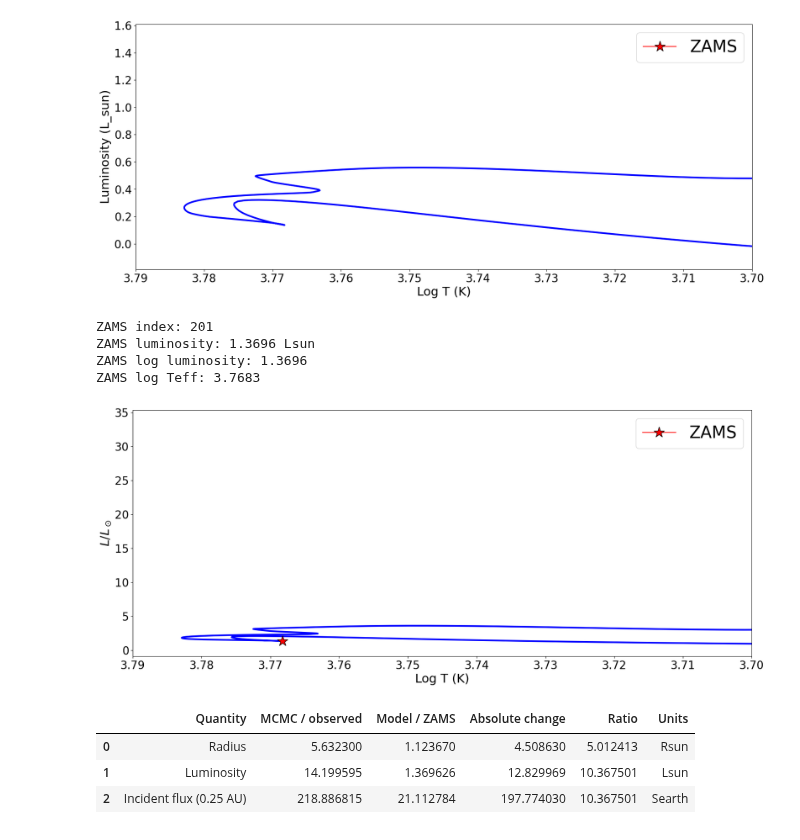
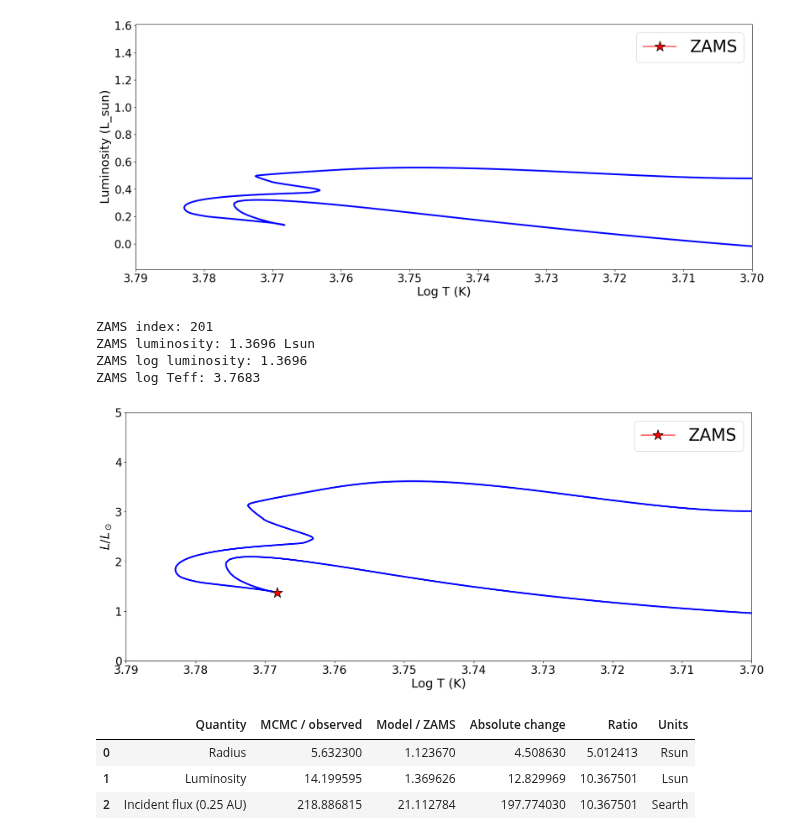
Before and after one commit to SilencePhyxion/KOI6194, a Jupyter notebook: code/stars.ipynb, the cells around one changed output. Saved outputs shown, nothing was run; the diff lists cells and outputs as text; code cells hidden in the pictures.

```diff
--- a/code/stars.ipynb
+++ b/code/stars.ipynb
@@ -76,34 +76,35 @@ zams_Teff = temp.loc[zams_index]
 print(f"ZAMS index: {zams_index}")
 print(f"ZAMS luminosity: {zams_L:.4f} Lsun")
 print(f"ZAMS log luminosity: {zams_logL:.4f}")
 print(f"ZAMS log Teff: {zams_Teff:.4f}")
 
 plt.figure(figsize=(20, 8))
 
 plt.plot(temp, lum, 'b', lw=3)
 
 plt.plot(
     temp.loc[zams_index],
     lum.loc[zams_index],
     'r',
     marker='*',
     markeredgecolor='k',
     markersize=20,
     label='ZAMS'
 )
 
 plt.xlabel("Log T (K)", fontsize=22)
 plt.ylabel(r"$L/L_\odot$", fontsize=22)
+plt.ylim(0,5)
 plt.xlim(3.79, 3.7)
 plt.tick_params(axis='both', which='major', labelsize=20)
 plt.legend(loc='upper right', fontsize=30)
 plt.show()
 # %% [output]
 ZAMS index: 201
 ZAMS luminosity: 1.3696 Lsun
 ZAMS log luminosity: 1.3696
 ZAMS log Teff: 3.7683
-[figure, old version]
+[figure, new version]
 # %%
 import pandas as pd
 import numpy as np
```
Also changed, not shown: 14 other files.
